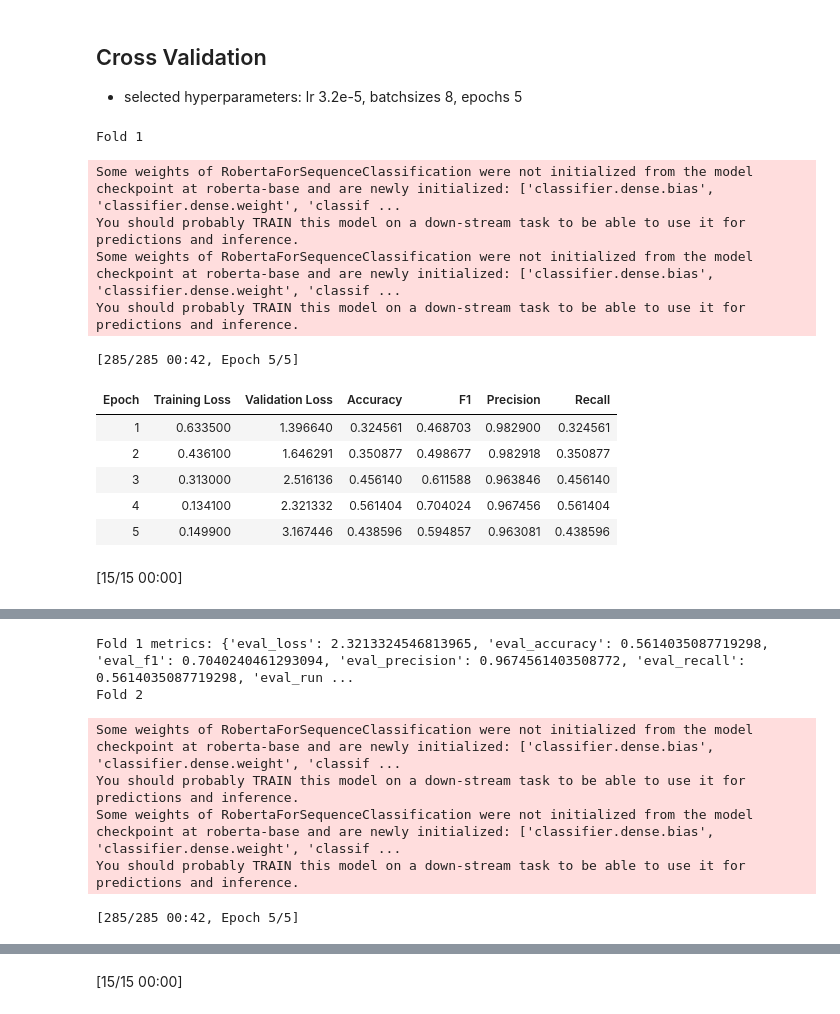
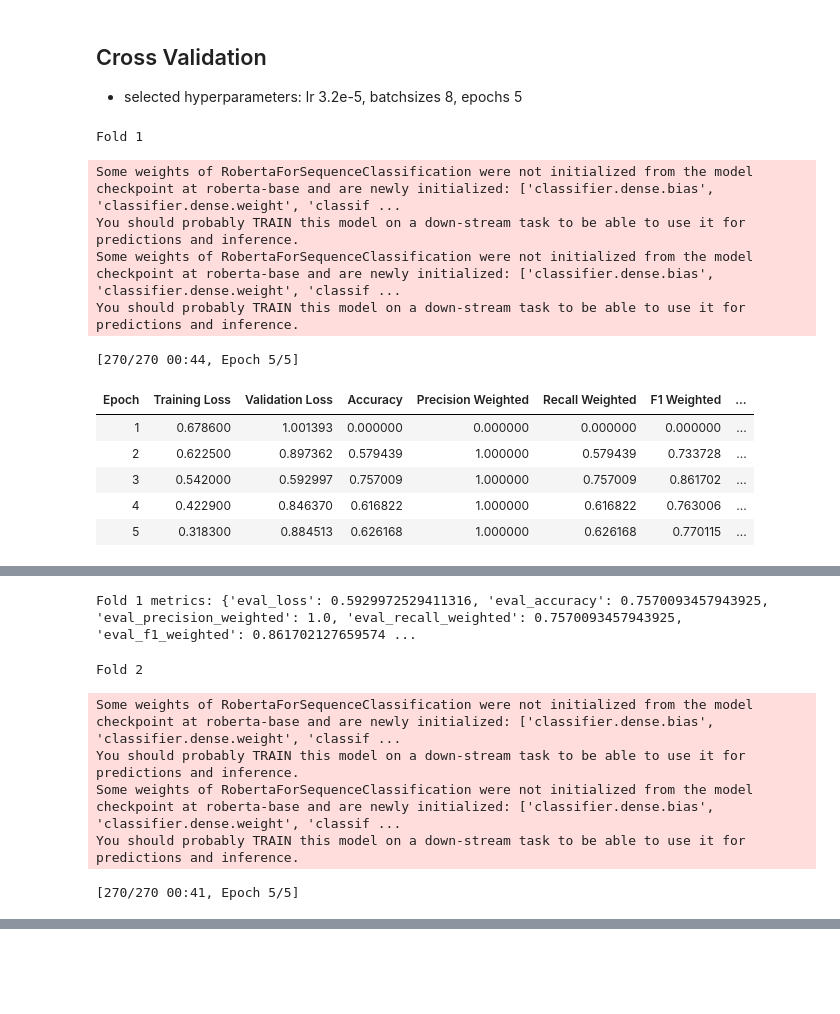
Before and after one commit to Mayaryin/GenderInfluenceInCodeGeneration, a Jupyter notebook: notebooks/prompt_analysis/08_Roberta_Per_Prompt_MASKED.ipynb, the cells around one changed output, grey strips where cells are left out. Drawn from its saved outputs; the diff is of its cells as text; code cells hidden in the pictures; blank space fills up the shorter version.

Commit message:
finetune and test roberta in colab

```diff
--- a/notebooks/prompt_analysis/08_Roberta_Per_Prompt_MASKED.ipynb
+++ b/notebooks/prompt_analysis/08_Roberta_Per_Prompt_MASKED.ipynb
@@ -17,7 +22,12 @@ True
 # %%
-import sqlite3
+#import sqlite3
 import pandas as pd
+from google.colab import files
 
-conn  = sqlite3.connect('../../giicg.db')
-all_prompts = pd.read_sql("Select * from expanded_roberta_prompts", conn)
-conn.close()
+files.upload()
+
+
+#conn  = sqlite3.connect('../../giicg.db')
+#all_prompts = pd.read_sql("Select * from expanded_roberta_prompts", conn)
+#conn.close()
+all_prompts = pd.read_csv('expanded_roberta_prompts.csv')
@@ -129,15 +212,20 @@ Min tokens: 4
 from transformers import Trainer, TrainingArguments, EarlyStoppingCallback
 from datasets import Dataset
 from sklearn.model_selection import GroupKFold
+from scipy.special import softmax
+import numpy as np
+
 
 groups = all_prompts['user_id'].values
-texts = all_prompts['conversational'].tolist()
+texts = all_prompts['masked_translated'].tolist()
 labels = all_prompts['label'].tolist()
 n_splits = 5  # e.g. 5-fold CV
 
 gkf = GroupKFold(n_splits=n_splits)
 
 all_results = []
+all_probs = []
+all_true = []
 
 for fold, (train_idx, val_idx) in enumerate(gkf.split(texts, labels, groups)):
     print(f"Fold {fold + 1}")
@@ -145,8 +233,8 @@ for fold, (train_idx, val_idx) in enumerate(gkf.split(texts, labels, groups)):
     train_prompts = all_prompts.iloc[train_idx]
     val_prompts = all_prompts.iloc[val_idx]
 
-    train_dataset = Dataset.from_pandas(train_prompts[['conversational', 'label']])
-    val_dataset = Dataset.from_pandas(val_prompts[['conversational', 'label']])
+    train_dataset = Dataset.from_pandas(train_prompts[['masked_translated', 'label']])
+    val_dataset = Dataset.from_pandas(val_prompts[['masked_translated', 'label']])
 
     train_dataset = train_dataset.map(tokenize_function, batched=True)
     val_dataset = val_dataset.map(tokenize_function, batched=True)
@@ -160,39 +248,61 @@ for fold, (train_idx, val_idx) in enumerate(gkf.split(texts, labels, groups)):
             save_strategy="epoch",
             logging_dir=f"./fold_{fold+1}_logs",
             per_device_train_batch_size=8,
             per_device_eval_batch_size=8,
             num_train_epochs=5,
-            learning_rate=3.2e-5,
+            learning_rate=1.2e-5,
             load_best_model_at_end=True,
             metric_for_best_model="accuracy",
             logging_steps=50,
             logging_strategy="steps",
+            report_to="none",
         ),
         train_dataset=train_dataset,
         eval_dataset=val_dataset,
         tokenizer=tokenizer,
         data_collator=data_collator,
         callbacks=[EarlyStoppingCallback(early_stopping_patience=3)],
         compute_metrics=compute_metrics,
     )
 
     trainer.train()
     eval_metrics = trainer.evaluate()
     print(f"Fold {fold + 1} metrics:", eval_metrics)
+
+    # Get predictions on validation set
+    outputs = trainer.predict(val_dataset)
+    y_true = outputs.label_ids
+
+    # If binary classification, logits.shape = (n, 2) for [class0, class1]
+    # Prob: use softmax for multiclass or sigmoid for single logit
+    y_logits = outputs.predictions
+
+    # For binary classification with two logits (per sample)
+    y_prob = softmax(y_logits, axis=1)[:, 1]
+
+    # Save for this fold
+    all_probs.append(y_prob)
+    all_true.append(y_true)
+
+
     all_results.append(eval_metrics)
 
 print(all_results)
+
+pooled_true = np.concatenate(all_true)
+pooled_probs = np.concatenate(all_probs)
+pooled_ece = expected_calibration_error(pooled_true, pooled_probs)
+print("Pooled ECE across all folds:", pooled_ece)
 # %% [output]
 Fold 1
 Some weights of RobertaForSequenceClassification were not initialized from the model checkpoint at roberta-base and are newly initialized: ['classifier.dense.bias', 'classifier.dense.weight', 'classif ...
 You should probably TRAIN this model on a down-stream task to be able to use it for predictions and inference.
 Some weights of RobertaForSequenceClassification were not initialized from the model checkpoint at roberta-base and are newly initialized: ['classifier.dense.bias', 'classifier.dense.weight', 'classif ...
 You should probably TRAIN this model on a down-stream task to be able to use it for predictions and inference.
-[285/285 00:42, Epoch 5/5]
+[270/270 00:44, Epoch 5/5]
-| Epoch | Training Loss | Validation Loss | Accuracy | F1 | Precision | Recall |
-| 1 | 0.633500 | 1.396640 | 0.324561 | 0.468703 | 0.982900 | 0.324561 |
-| 2 | 0.436100 | 1.646291 | 0.350877 | 0.498677 | 0.982918 | 0.350877 |
-| 3 | 0.313000 | 2.516136 | 0.456140 | 0.611588 | 0.963846 | 0.456140 |
-| 4 | 0.134100 | 2.321332 | 0.561404 | 0.704024 | 0.967456 | 0.561404 |
-| 5 | 0.149900 | 3.167446 | 0.438596 | 0.594857 | 0.963081 | 0.438596 |
+| Epoch | Training Loss | Validation Loss | Accuracy | Precision Weighted | Recall Weighted | F1 Weighted | ... |
+| 1 | 0.678600 | 1.001393 | 0.000000 | 0.000000 | 0.000000 | 0.000000 | ... |
+| 2 | 0.622500 | 0.897362 | 0.579439 | 1.000000 | 0.579439 | 0.733728 | ... |
+| 3 | 0.542000 | 0.592997 | 0.757009 | 1.000000 | 0.757009 | 0.861702 | ... |
+| 4 | 0.422900 | 0.846370 | 0.616822 | 1.000000 | 0.616822 | 0.763006 | ... |
+| 5 | 0.318300 | 0.884513 | 0.626168 | 1.000000 | 0.626168 | 0.770115 | ... |
-[15/15 00:00]
@@ -199,7 +310,7 @@ You should probably TRAIN this model on a down-stream task to be able to use it
-Fold 1 metrics: {'eval_loss': 2.3213324546813965, 'eval_accuracy': 0.5614035087719298, 'eval_f1': 0.7040240461293094, 'eval_precision': 0.9674561403508772, 'eval_recall': 0.5614035087719298, 'eval_run ...
-Fold 2
+Fold 1 metrics: {'eval_loss': 0.5929972529411316, 'eval_accuracy': 0.7570093457943925, 'eval_precision_weighted': 1.0, 'eval_recall_weighted': 0.7570093457943925, 'eval_f1_weighted': 0.861702127659574 ...
-Some weights of RobertaForSequenceClassification were not initialized from the model checkpoint at roberta-base and are newly initialized: ['classifier.dense.bias', 'classifier.dense.weight', 'classif ...
-You should probably TRAIN this model on a down-stream task to be able to use it for predictions and inference.
-Some weights of RobertaForSequenceClassification were not initialized from the model checkpoint at roberta-base and are newly initialized: ['classifier.dense.bias', 'classifier.dense.weight', 'classif ...
-You should probably TRAIN this model on a down-stream task to be able to use it for predictions and inference.
+Fold 2
-[285/285 00:42, Epoch 5/5]
+Some weights of RobertaForSequenceClassification were not initialized from the model checkpoint at roberta-base and are newly initialized: ['classifier.dense.bias', 'classifier.dense.weight', 'classif ...
+You should probably TRAIN this model on a down-stream task to be able to use it for predictions and inference.
+Some weights of RobertaForSequenceClassification were not initialized from the model checkpoint at roberta-base and are newly initialized: ['classifier.dense.bias', 'classifier.dense.weight', 'classif ...
+You should probably TRAIN this model on a down-stream task to be able to use it for predictions and inference.
+[270/270 00:41, Epoch 5/5]
@@ -212 +322,0 @@ You should probably TRAIN this model on a down-stream task to be able to use it
-[15/15 00:00]
```
Also changed, not shown: parts of 21 cells of this notebook.
